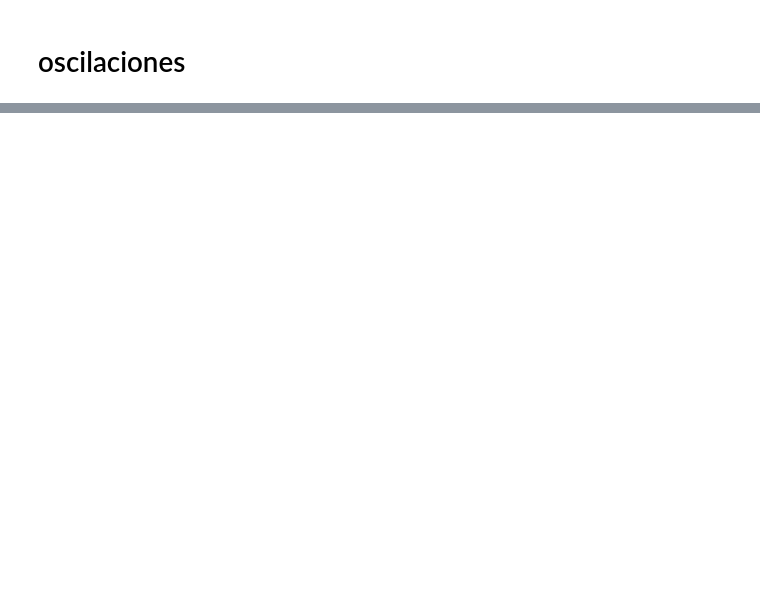
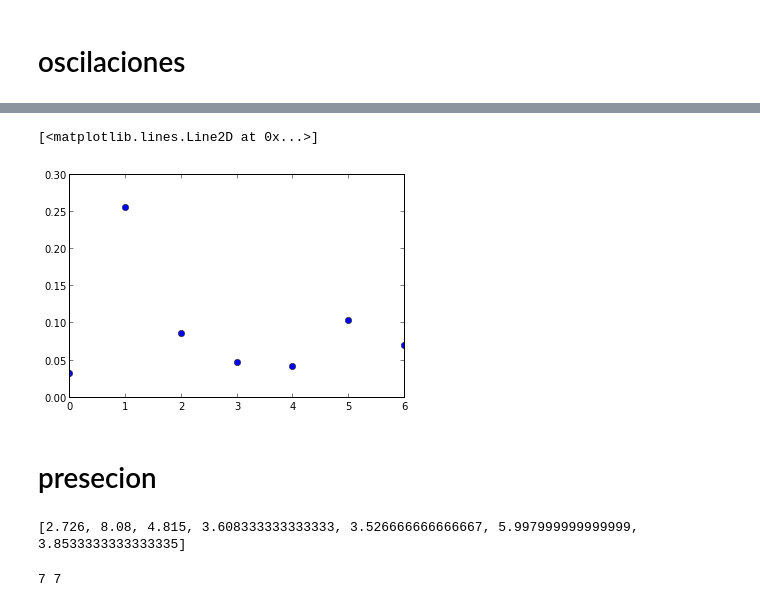
Before and after one commit to daniel-lozano/lab-intermedio, a Jupyter notebook: torque/Magnetico.ipynb, the cells around one changed output, grey strips where cells are left out. Saved outputs shown, nothing was run; the diff lists cells and outputs as text; code cells hidden in the pictures; blank space fills up the shorter version.

```diff
--- a/torque/Magnetico.ipynb
+++ b/torque/Magnetico.ipynb
@@ -62,0 +163,15 @@ ylabel("$ \mu $",rotation="horizontal",size=20)
+# %%
+T2=zeros(len(T),dtype="float")
+_B=zeros(len(T),dtype="float")
+K=zeros(len(T),dtype="float")
+for i in range(len(T)):
+    T2[i]=T[i]**2
+    _B[i]=1/A[i]*c
+    K[i]=c*A[i]*T[i]**2
+#plot(_B,T2,"ro")
+plot(K,"bo")
+# %% [output]
+[<matplotlib.lines.Line2D at 0x...>]
+[figure, added]
+# %% [markdown]
+# presecion
@@ -62,0 +181,14 @@ ylabel("$ \mu $",rotation="horizontal",size=20)
+# %%
+f=[2.7, 3.7, 5.5, 4.4, 4.8, 4.7, 6.4]
+T=[13.63/5,16.16/2,19.26/4,21.65/6,21.16/6,29.99/5,23.12/6]
+A=[2.3,1,2.65,2.9,3.3,1.7,3.9]
+print T
+# %% [output]
+[2.726, 8.08, 4.815, 3.608333333333333, 3.526666666666667, 5.997999999999999, 3.8533333333333335]
+# %%
+w=zeros(len(f),dtype="float")
+for i in range(len(f)):
+    w[i]=f[i]/(2*pi)
+print len(w),len(f)
+# %% [output]
+7 7
```
Also changed, not shown: parts of 28 cells of this notebook.
